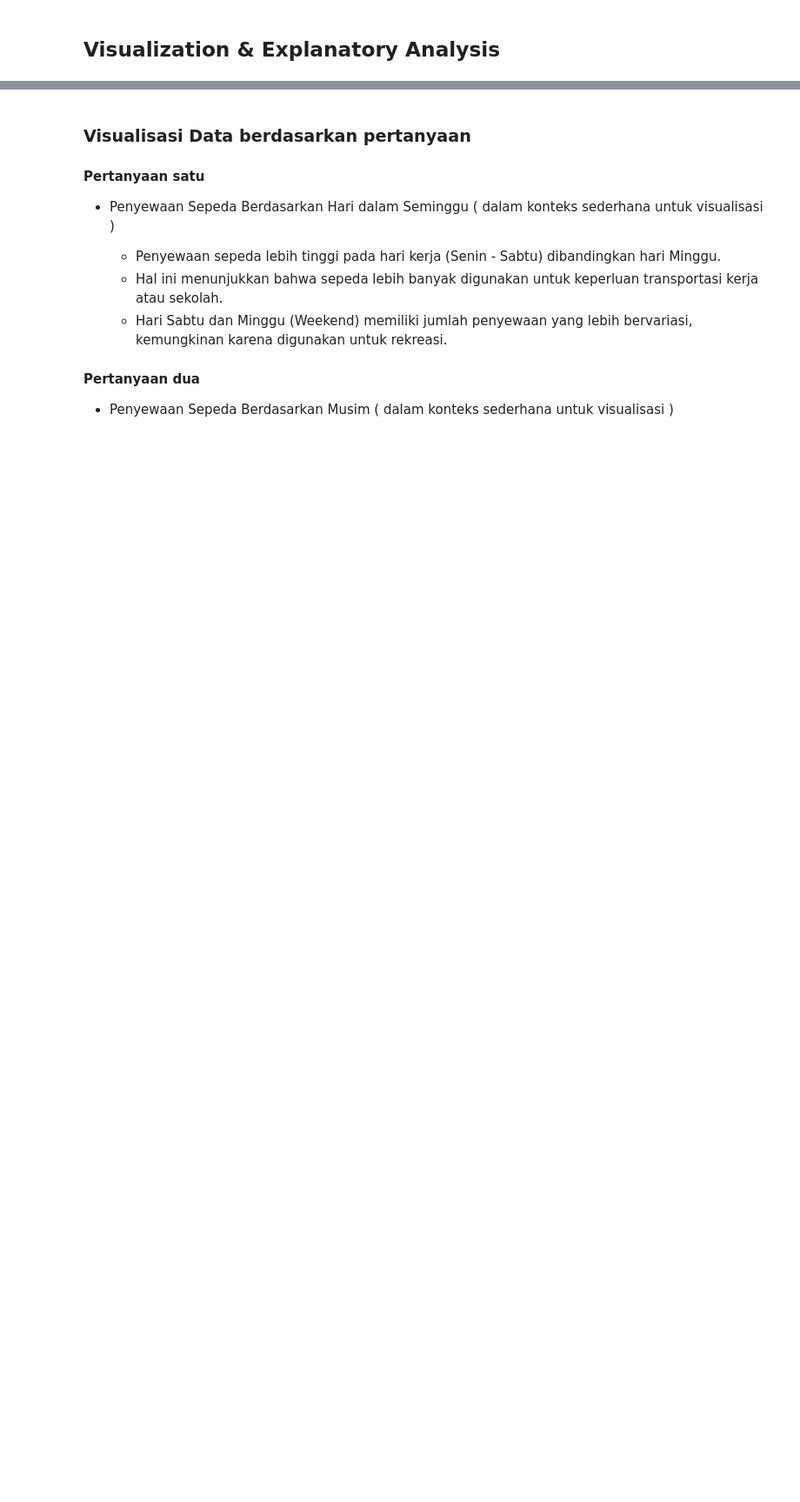
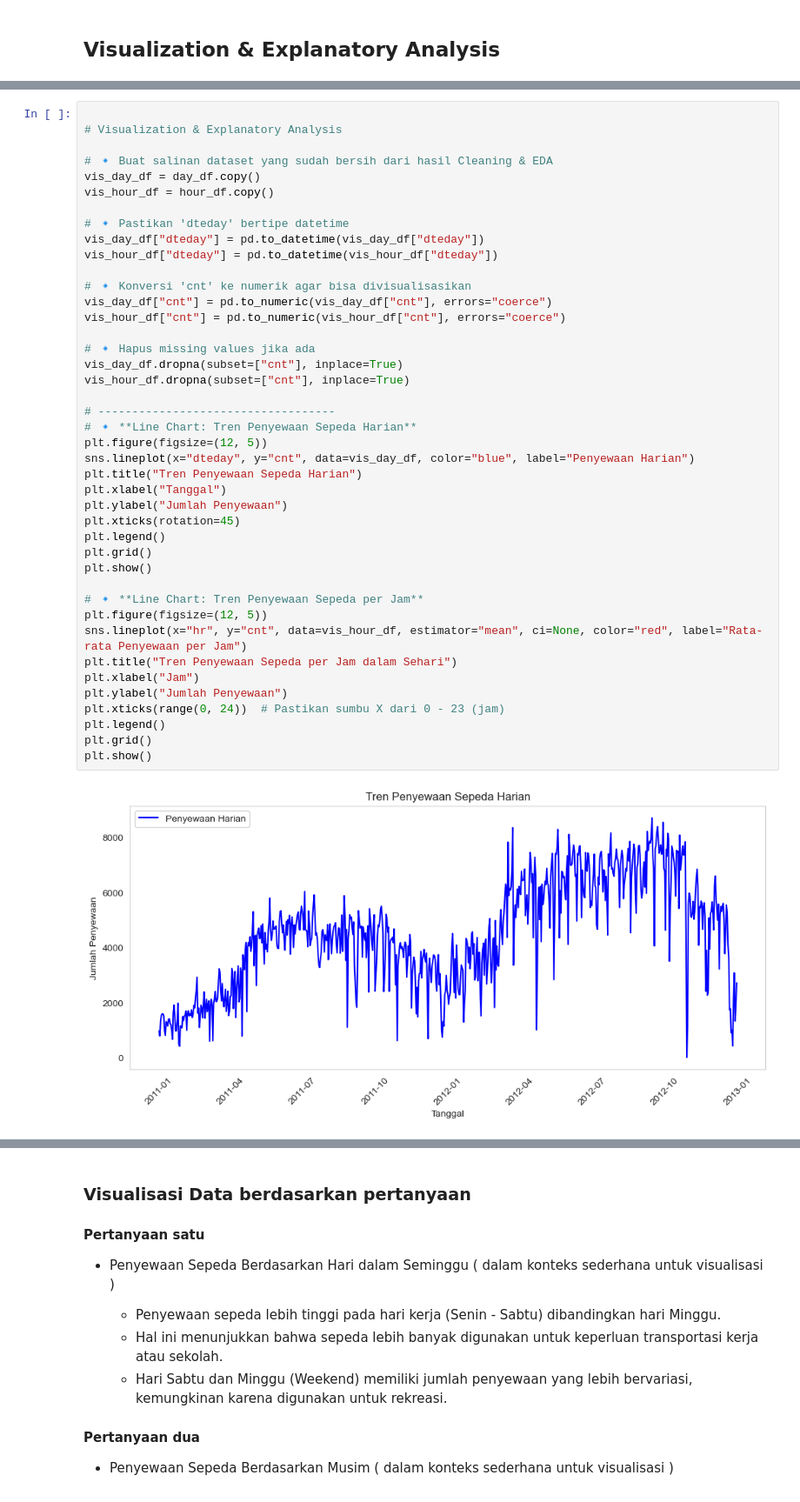
Before and after one commit to SoraIroShiro/submission, a Jupyter notebook: notebook.ipynb, the cells around one changed output, grey strips where cells are left out. Shown: that part at 87% size. Saved outputs shown, nothing was run; the diff lists cells and outputs as text; blank space fills up the shorter version.

```diff
--- a/notebook.ipynb
+++ b/notebook.ipynb
@@ -276,0 +347,44 @@ Passing `palette` without assigning `hue` is deprecated and will be removed in v
+# %%
+
+# Visualization & Explanatory Analysis
+
+# 🔹 Buat salinan dataset yang sudah bersih dari hasil Cleaning & EDA
+vis_day_df = day_df.copy()
+vis_hour_df = hour_df.copy()
+
+# 🔹 Pastikan 'dteday' bertipe datetime
+vis_day_df["dteday"] = pd.to_datetime(vis_day_df["dteday"])
+vis_hour_df["dteday"] = pd.to_datetime(vis_hour_df["dteday"])
+
+# 🔹 Konversi 'cnt' ke numerik agar bisa divisualisasikan
+vis_day_df["cnt"] = pd.to_numeric(vis_day_df["cnt"], errors="coerce")
+vis_hour_df["cnt"] = pd.to_numeric(vis_hour_df["cnt"], errors="coerce")
+
+# 🔹 Hapus missing values jika ada
+vis_day_df.dropna(subset=["cnt"], inplace=True)
+vis_hour_df.dropna(subset=["cnt"], inplace=True)
+
+# -----------------------------------
+# 🔹 **Line Chart: Tren Penyewaan Sepeda Harian**
+plt.figure(figsize=(12, 5))
+sns.lineplot(x="dteday", y="cnt", data=vis_day_df, color="blue", label="Penyewaan Harian")
+plt.title("Tren Penyewaan Sepeda Harian")
+plt.xlabel("Tanggal")
+plt.ylabel("Jumlah Penyewaan")
+plt.xticks(rotation=45)
+plt.legend()
+plt.grid()
+plt.show()
+
+# 🔹 **Line Chart: Tren Penyewaan Sepeda per Jam**
+plt.figure(figsize=(12, 5))
+sns.lineplot(x="hr", y="cnt", data=vis_hour_df, estimator="mean", ci=None, color="red", label="Rata-rata Penyewaan per Jam")
+plt.title("Tren Penyewaan Sepeda per Jam dalam Sehari")
+plt.xlabel("Jam")
+plt.ylabel("Jumlah Penyewaan")
+plt.xticks(range(0, 24))  # Pastikan sumbu X dari 0 - 23 (jam)
+plt.legend()
+plt.grid()
+plt.show()
+# %% [output]
+[figure, added]
```
Also changed, not shown: parts of 9 cells of this notebook.
